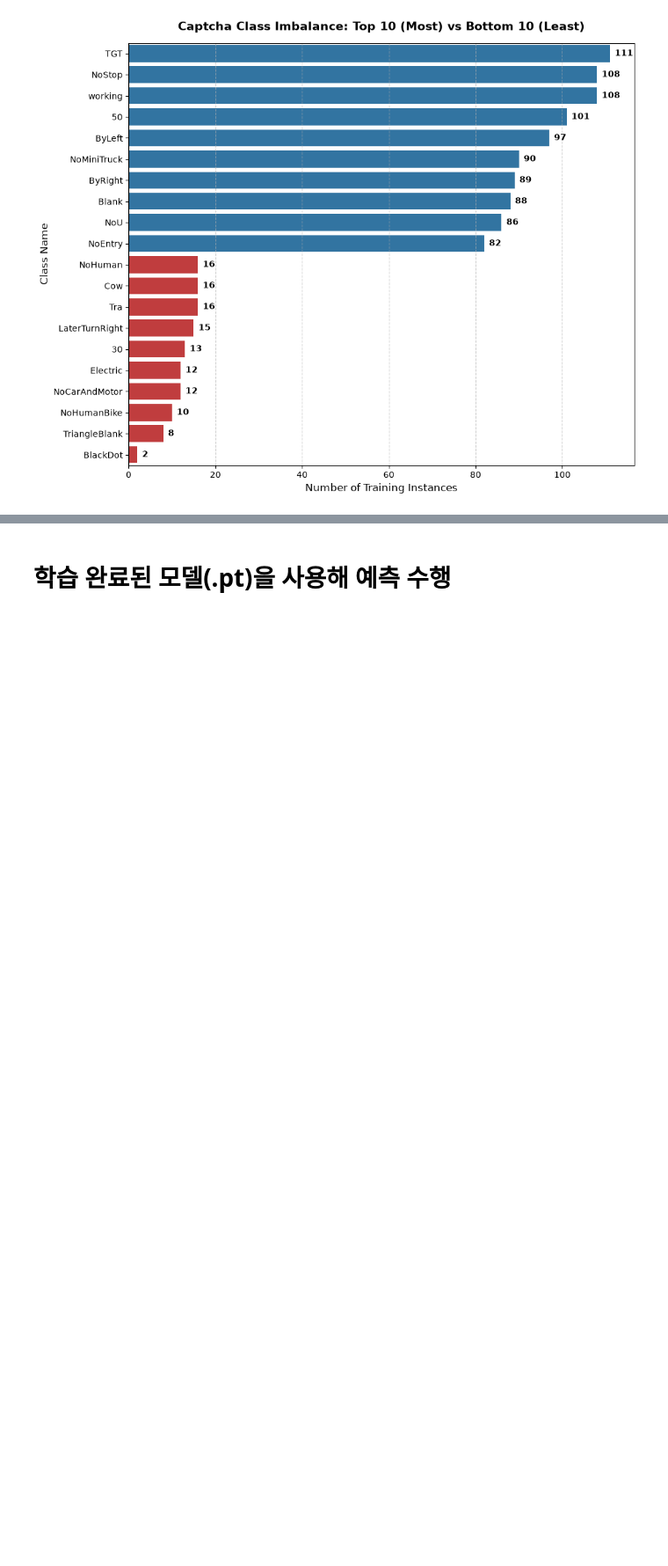
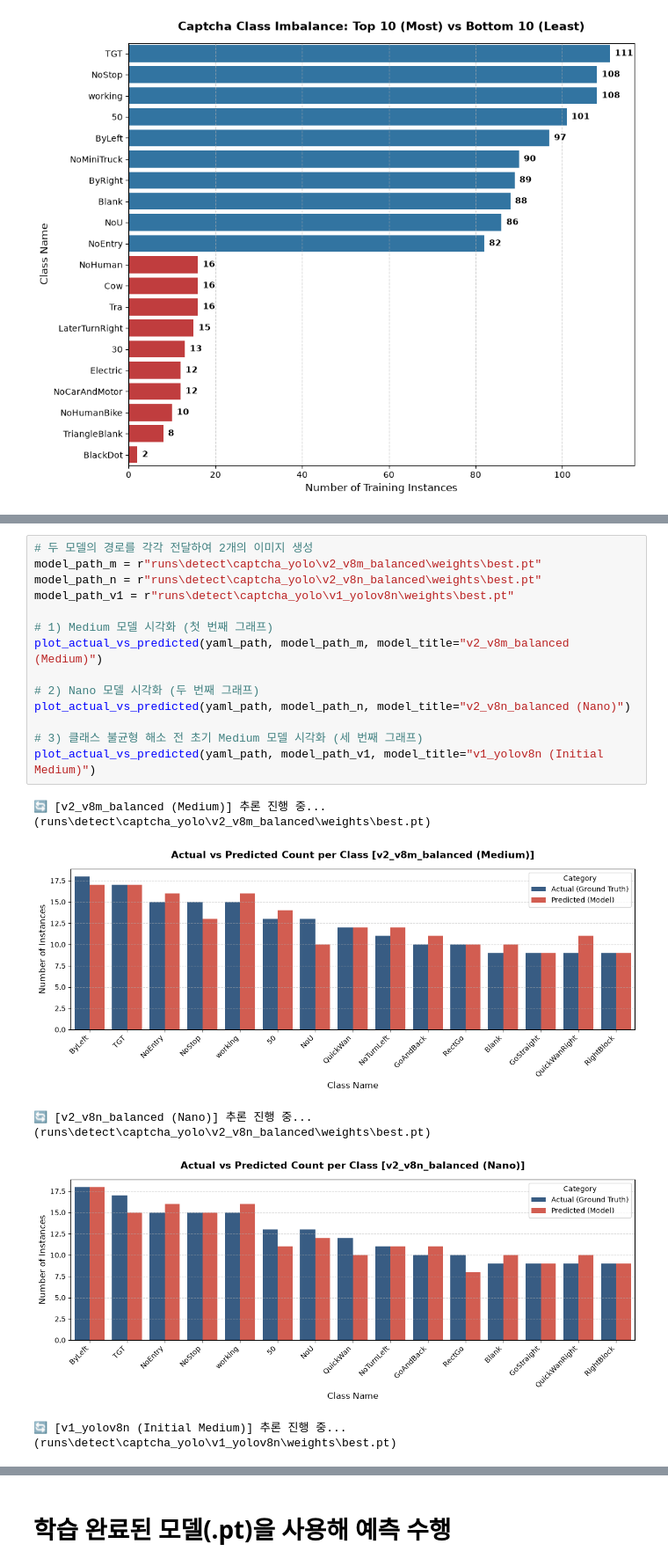
Before and after one commit to SungJin-Park530/DLPRJ, a Jupyter notebook: 박성진_딥러닝프로젝트.ipynb, the cells around one changed output, grey strips where cells are left out. Shown at 88% size. Drawn from its saved outputs; the diff is of its cells as text; blank space fills up the shorter version.

```diff
--- a/박성진_딥러닝프로젝트.ipynb
+++ b/박성진_딥러닝프로젝트.ipynb
@@ -1467,0 +1560,20 @@ Passing `palette` without assigning `hue` is deprecated and will be removed in v
+# %%
+# 두 모델의 경로를 각각 전달하여 2개의 이미지 생성
+model_path_m = r"runs\detect\captcha_yolo\v2_v8m_balanced\weights\best.pt"
+model_path_n = r"runs\detect\captcha_yolo\v2_v8n_balanced\weights\best.pt"
+model_path_v1 = r"runs\detect\captcha_yolo\v1_yolov8n\weights\best.pt"
+
+# 1) Medium 모델 시각화 (첫 번째 그래프)
+plot_actual_vs_predicted(yaml_path, model_path_m, model_title="v2_v8m_balanced (Medium)")
+
+# 2) Nano 모델 시각화 (두 번째 그래프)
+plot_actual_vs_predicted(yaml_path, model_path_n, model_title="v2_v8n_balanced (Nano)")
+
+# 3) 클래스 불균형 해소 전 초기 Medium 모델 시각화 (세 번째 그래프)
+plot_actual_vs_predicted(yaml_path, model_path_v1, model_title="v1_yolov8n (Initial Medium)")
+# %% [output]
+🔄 [v2_v8m_balanced (Medium)] 추론 진행 중... (runs\detect\captcha_yolo\v2_v8m_balanced\weights\best.pt)
+[figure, added]
+🔄 [v2_v8n_balanced (Nano)] 추론 진행 중... (runs\detect\captcha_yolo\v2_v8n_balanced\weights\best.pt)
+[figure, added]
+🔄 [v1_yolov8n (Initial Medium)] 추론 진행 중... (runs\detect\captcha_yolo\v1_yolov8n\weights\best.pt)
```
Also changed, not shown: parts of 3 cells of this notebook, 1 other file.
